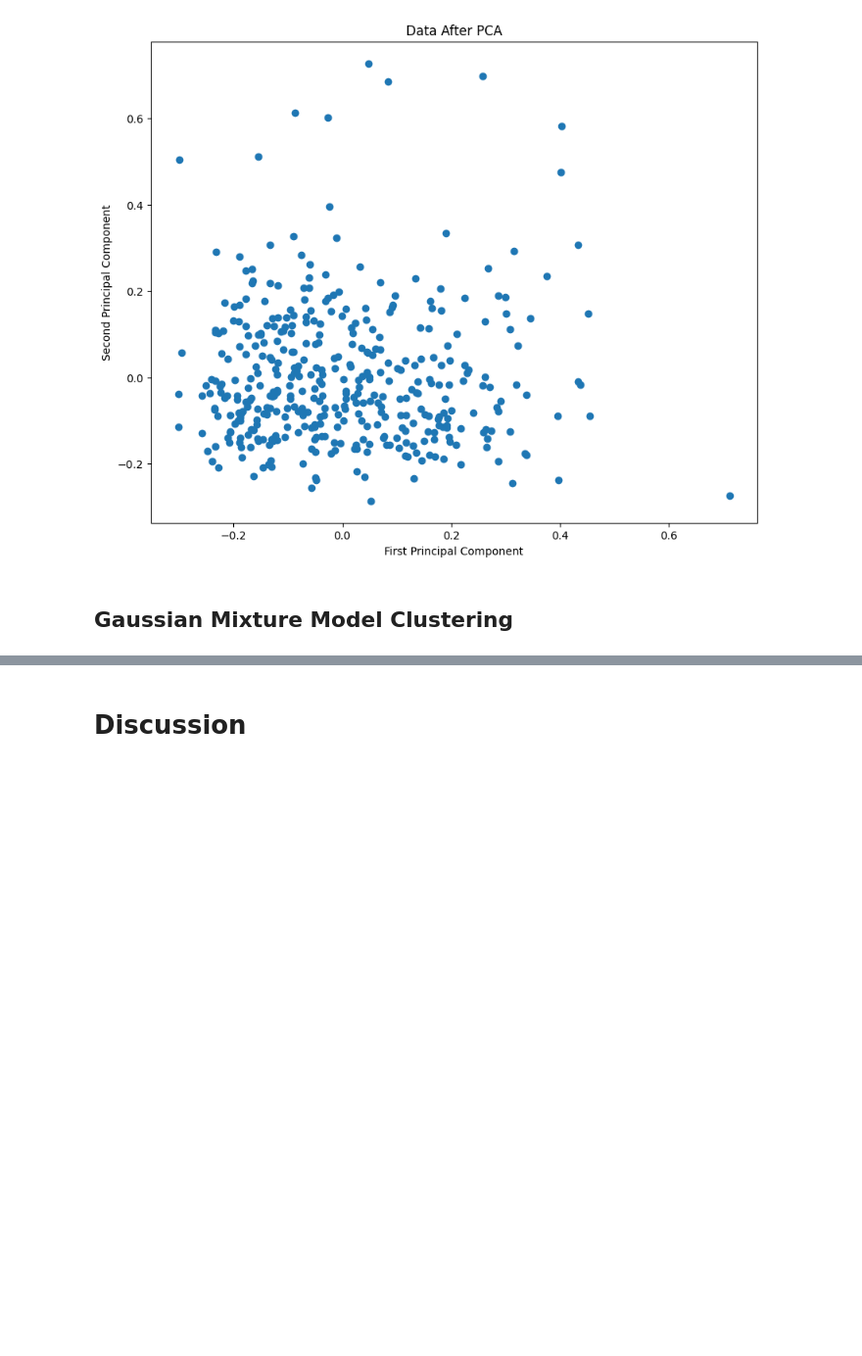
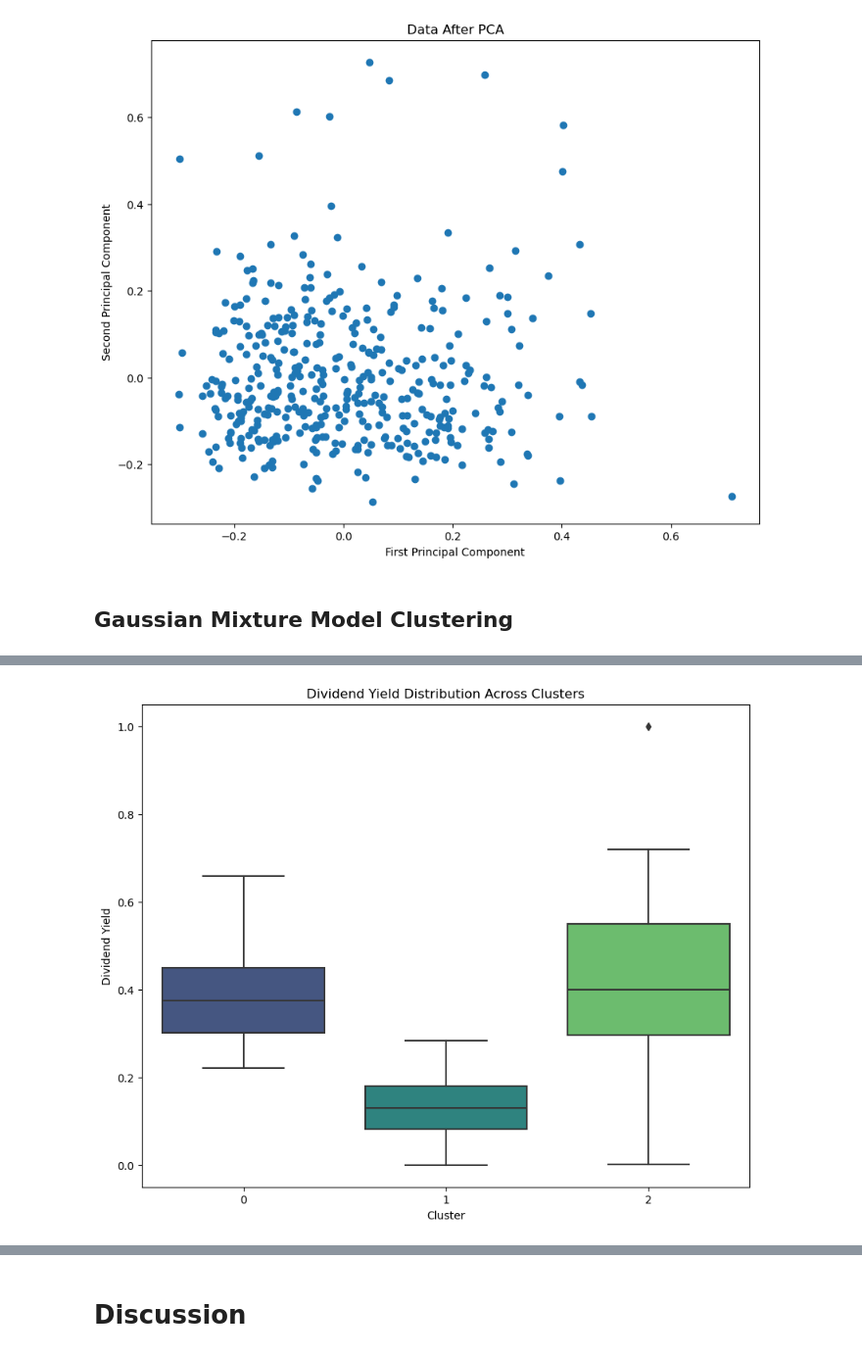
Before and after one commit to Purpup/COGS118B-Project, a Jupyter notebook: FinalProject.ipynb, the cells around one changed output, grey strips where cells are left out. Shown at 98% size. Saved outputs shown, nothing was run; the diff lists cells and outputs as text; code cells hidden in the pictures; blank space fills up the shorter version.

```diff
--- a/FinalProject.ipynb
+++ b/FinalProject.ipynb
@@ -372,0 +424,8 @@ plt.show()
+# %%
+
+plt.figure(figsize=(10, 8))
+sns.boxplot(x='Cluster', y='Dividend Yield', data=df_normalized, palette='viridis')
+plt.title('Dividend Yield Distribution Across Clusters')
+plt.show()
+# %% [output]
+[figure, added]
```
Also changed, not shown: parts of 28 cells of this notebook.
